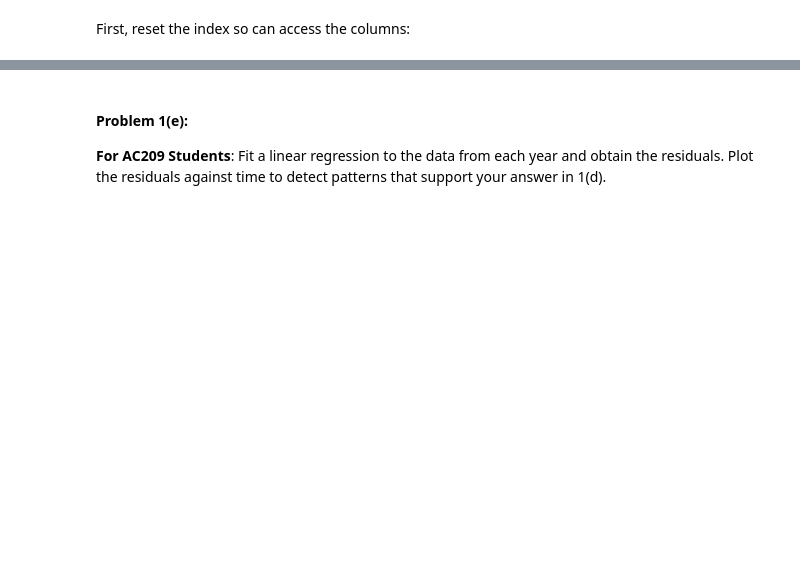
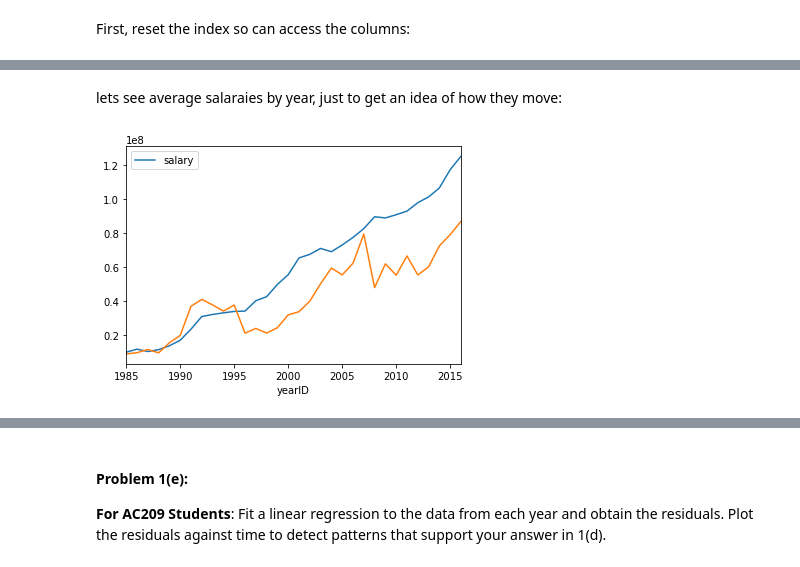
Before and after one commit to fergusio/cs109-2015, a Jupyter notebook: homework/HW1.ipynb, the cells around one changed output, grey strips where cells are left out. Saved outputs shown, nothing was run; the diff lists cells and outputs as text; code cells hidden in the pictures; blank space fills up the shorter version.

```diff
--- a/homework/HW1.ipynb
+++ b/homework/HW1.ipynb
@@ -258,0 +260,8 @@ plt.legend()
+# %% [markdown]
+lets see average salaraies by year, just to get an idea of how they move:
+# %%
+years = df.groupby("yearID").mean()
+years.plot(y="salary")
+plt.plot(oak.yearID.values, oak.salary.values, label="Oak Salary");
+# %% [output]
+[figure, added]
```
Also changed, not shown: parts of 12 cells of this notebook, 1 other file.
